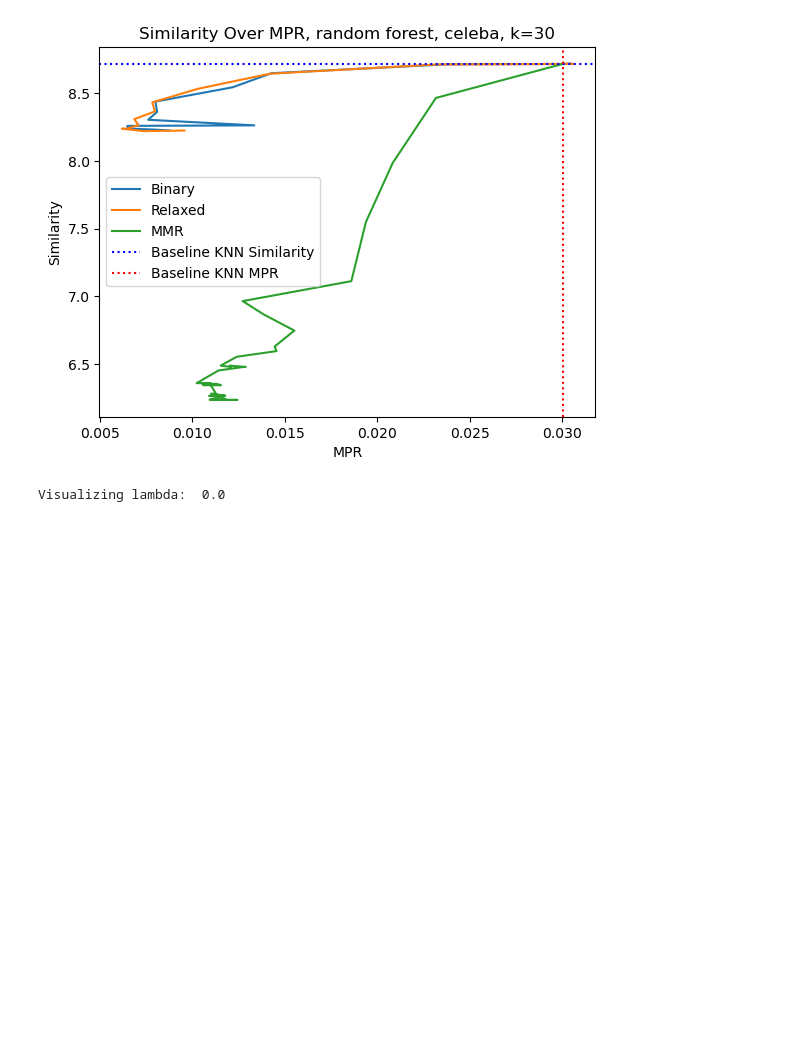
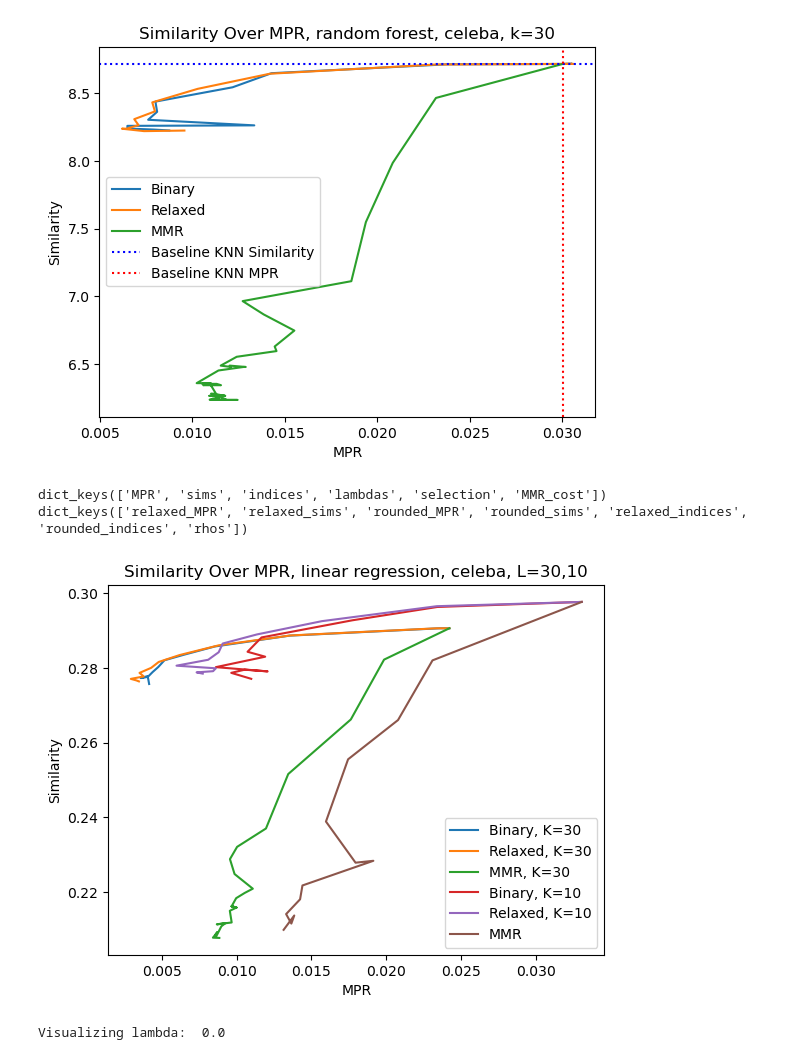
Before and after one commit to alex-oesterling/representational-retrieval, a Jupyter notebook: results/visualize_selection.ipynb, the cells around one changed output. Cells and saved outputs as stored; diff of their text form; code cells hidden in the pictures; blank space fills up the shorter version.

Commit message:
Implemented Benchmark Functions

```diff
--- a/results/visualize_selection.ipynb
+++ b/results/visualize_selection.ipynb
@@ -69,6 +69,56 @@ plt.savefig("Similarity Over MPR, {}, {} K={}.png".format(functionclass, dataset
 dict_keys(['MPR', 'sims', 'indices', 'lambdas', 'selection', 'MMR_cost'])
 dict_keys(['relaxed_MPR', 'relaxed_sims', 'rounded_MPR', 'rounded_sims', 'relaxed_indices', 'rounded_indices', 'rhos'])
 [figure]
+# %%
+functionclass = "linear regression"
+dataset = "celeba"
+k = 30
+
+with open('./alex/celeba_mmr_{}_linearregression.pkl'.format(k), 'rb+') as f:
+        results_mmr_30_lr = pickle.load(f)
+
+with open('./alex/celeba_oracle_{}_linearregression.pkl'.format(k), 'rb+') as f:
+        results_oracle_30_lr = pickle.load(f)
+
+
+print(results_mmr_30_lr.keys())
+print(results_oracle_30_lr.keys())
+
+
+k2 = 10
+with open('./alex/celeba_mmr_{}_linearregression.pkl'.format(k2), 'rb+') as f:
+        results_mmr_10_lr = pickle.load(f)
+
+with open('./alex/celeba_oracle_{}_linearregression.pkl'.format(k2), 'rb+') as f:
+        results_oracle_10_lr = pickle.load(f)
+
+results_oracle_30_lr["rounded_sims"] = np.array(results_oracle_30_lr["rounded_sims"])/30
+results_oracle_30_lr["relaxed_sims"] = np.array(results_oracle_30_lr["relaxed_sims"])/30
+results_mmr_30_lr["sims"] = np.array(results_mmr_30_lr["sims"])/30
+results_oracle_10_lr["rounded_sims"] = np.array(results_oracle_10_lr["rounded_sims"])/10
+results_oracle_10_lr["relaxed_sims"] = np.array(results_oracle_10_lr["relaxed_sims"])/10
+results_mmr_10_lr["sims"] = np.array(results_mmr_10_lr["sims"])/10
+
+
+plt.figure()
+plt.title("Similarity Over MPR, {}, {}, L={},{}".format(functionclass, dataset,k,k2))
+plt.plot(results_oracle_30_lr["rounded_MPR"], results_oracle_30_lr["rounded_sims"], label="Binary, K={}".format(k))
+plt.plot(results_oracle_30_lr["relaxed_MPR"], results_oracle_30_lr["relaxed_sims"], label="Relaxed, K={}".format(k))
+plt.plot(results_mmr_30_lr["MPR"], results_mmr_30_lr["sims"], label="MMR, K={}".format(k))
+
+plt.plot(results_oracle_10_lr["rounded_MPR"], results_oracle_10_lr["rounded_sims"], label="Binary, K={}".format(k2))
+plt.plot(results_oracle_10_lr["relaxed_MPR"], results_oracle_10_lr["relaxed_sims"], label="Relaxed, K={}".format(k2))
+plt.plot(results_mmr_10_lr["MPR"], results_mmr_10_lr["sims"], label="MMR")
+# plt.axhline(y=sim_baseline, color='b', linestyle=':', label="Baseline KNN Similarity")
+# plt.axvline(x=rep_baseline, color='r', linestyle=':', label="Baseline KNN MPR")
+plt.xlabel('MPR')
+plt.ylabel('Mean Similarity')
+plt.legend()
+plt.savefig("Similarity Over MPR, {}, {} K={}.png".format(functionclass, dataset,k))
+# %% [output]
+dict_keys(['MPR', 'sims', 'indices', 'lambdas', 'selection', 'MMR_cost'])
+dict_keys(['relaxed_MPR', 'relaxed_sims', 'rounded_MPR', 'rounded_sims', 'relaxed_indices', 'rounded_indices', 'rhos'])
+[figure, added]
 # %%
 # bigger lambda (pvals) means more diversity
 visualize_lambda_idx = [0, 24, 49]
```
Also changed, not shown: 3 other files.
